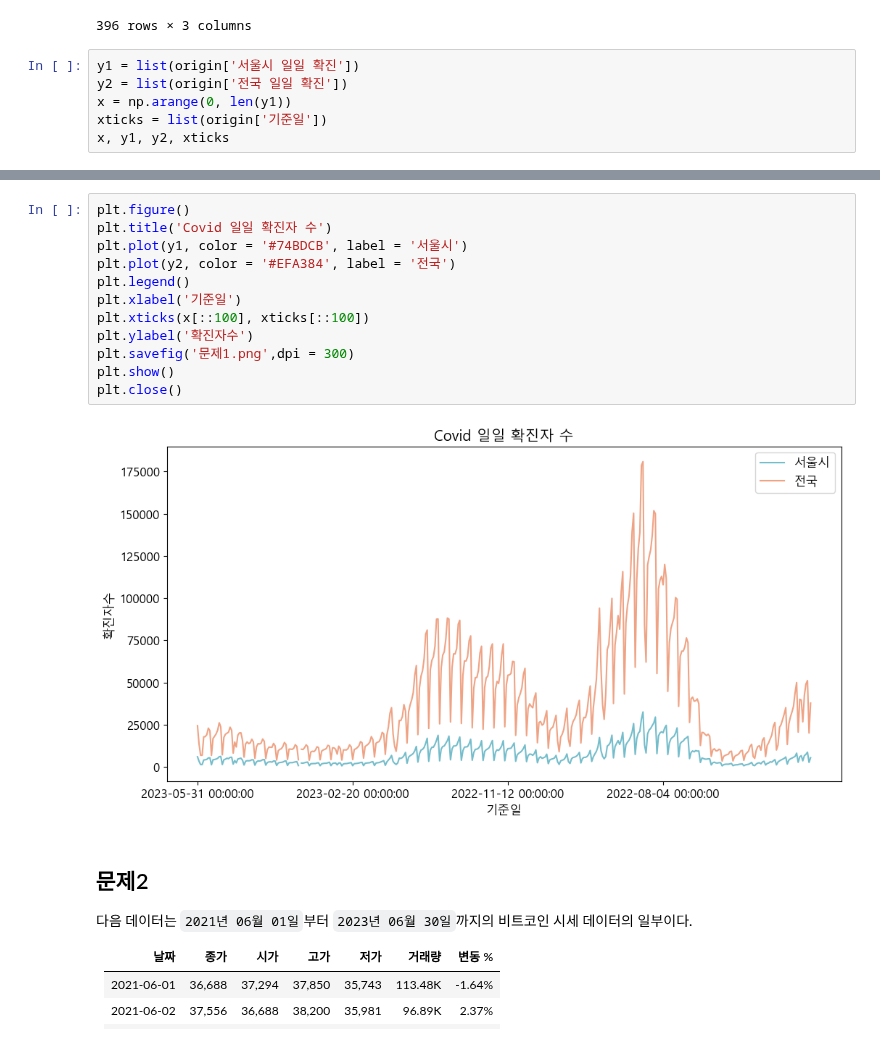
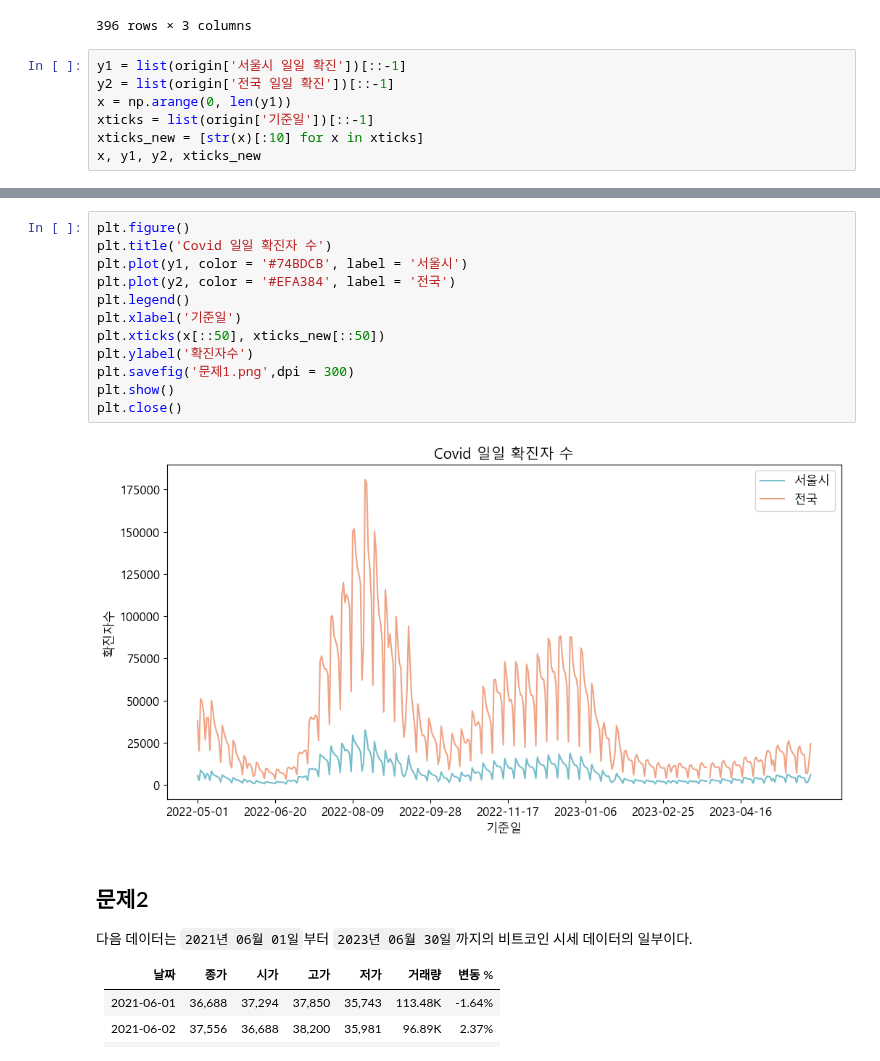
Before and after one commit to hyk2202/megait, a Jupyter notebook: megait/D. 탐색적 데이터 분석/05. 데이터 시각화/(1) Matplotlib/연구과제.ipynb, the cells around one changed output, grey strips where cells are left out. Drawn from its saved outputs; the diff is of its cells as text.

```diff
--- a/megait/D. 탐색적 데이터 분석/05. 데이터 시각화/(1) Matplotlib/연구과제.ipynb
+++ b/megait/D. 탐색적 데이터 분석/05. 데이터 시각화/(1) Matplotlib/연구과제.ipynb
@@ -46,11 +46,12 @@ origin
 | 395 | 2022-05-01 | 5462.0 | 37771.0 |
 396 rows × 3 columns
 # %%
-y1 = list(origin['서울시 일일 확진'])
-y2 = list(origin['전국 일일 확진'])
+y1 = list(origin['서울시 일일 확진'])[::-1]
+y2 = list(origin['전국 일일 확진'])[::-1]
 x = np.arange(0, len(y1))
-xticks = list(origin['기준일'])
-x, y1, y2, xticks
+xticks = list(origin['기준일'])[::-1]
+xticks_new = [str(x)[:10] for x in xticks]
+x, y1, y2, xticks_new
 # %% [output]
 (array([  0,   1,   2,   3,   4,   5,   6,   7,   8,   9,  10,  11,  12,
          13,  14,  15,  16,  17,  18,  19,  20,  21,  22,  23,  24,  25,
@@ -72,17 +73,17 @@ x, y1, y2, xticks
 # %%
 plt.figure()
 plt.title('Covid 일일 확진자 수')
 plt.plot(y1, color = '#74BDCB', label = '서울시')
 plt.plot(y2, color = '#EFA384', label = '전국')
 plt.legend()
 plt.xlabel('기준일')
-plt.xticks(x[::100], xticks[::100])
+plt.xticks(x[::50], xticks_new[::50])
 plt.ylabel('확진자수')
 plt.savefig('문제1.png',dpi = 300)
 plt.show()
 plt.close()
 # %% [output]
-[figure, old version]
+[figure, new version]
 # %% [markdown]
 ## 문제2
 
```
Also changed, not shown: parts of 3 cells of this notebook, 1 other file.
